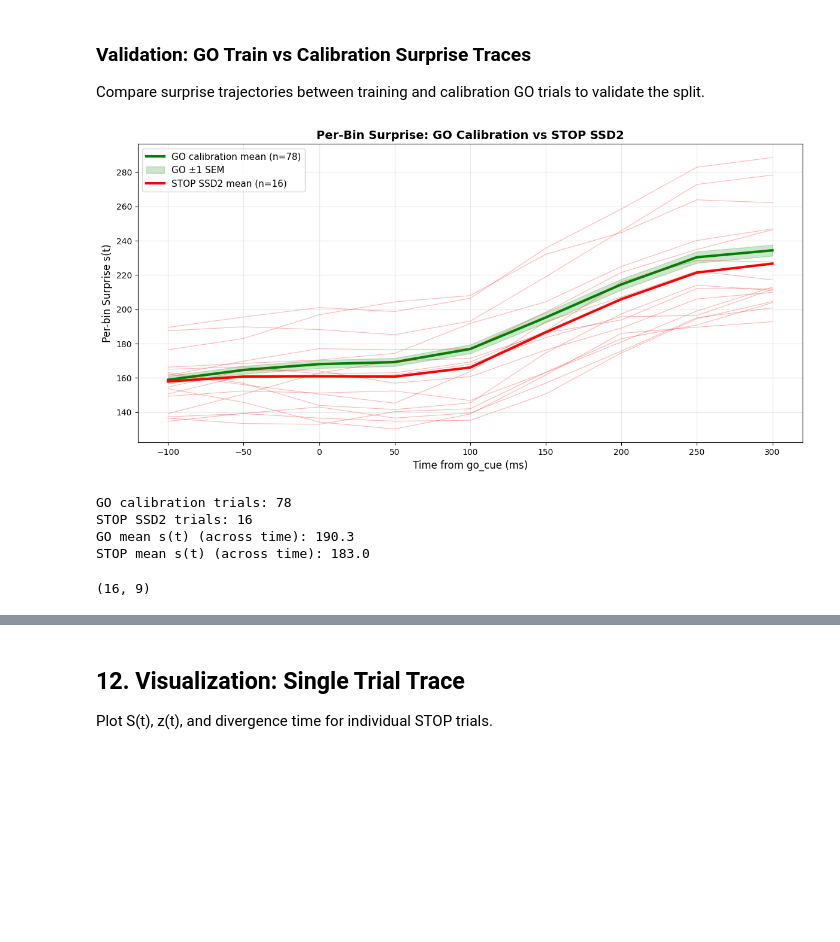
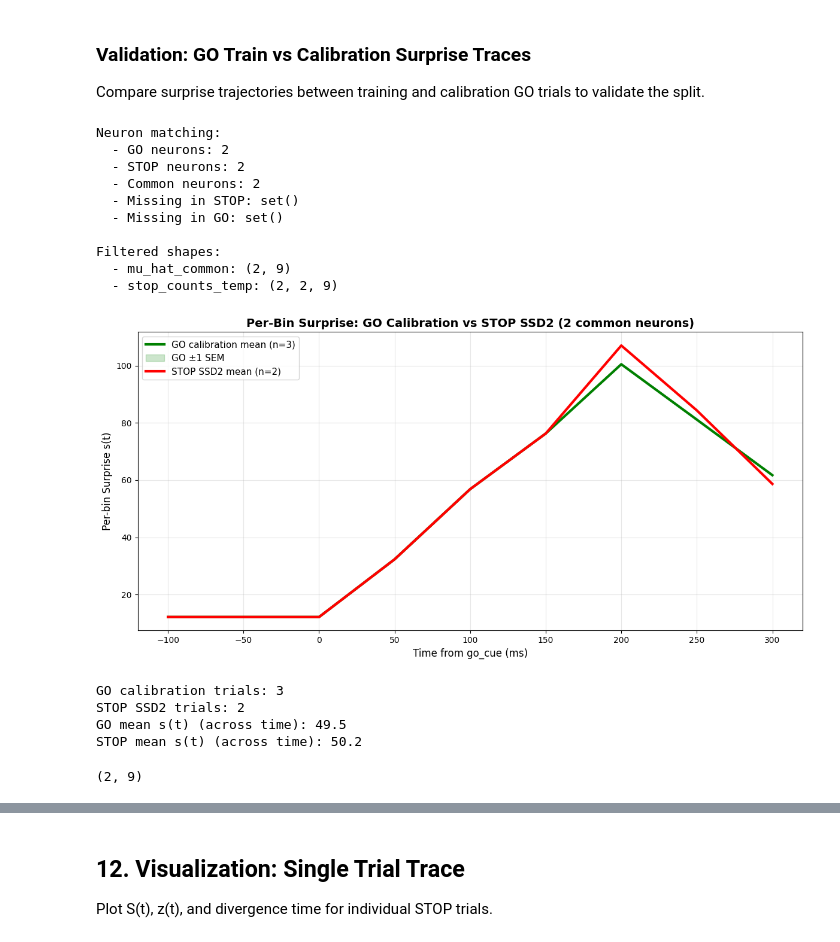
Before and after one commit to barrackHa/Population-Analysis, a Jupyter notebook: population_analysis/trajectory_divergence/neural_traj_divergence_poisson_analysis.ipynb, the cells around one changed output, grey strips where cells are left out. Saved outputs shown, nothing was run; the diff lists cells and outputs as text; code cells hidden in the pictures; blank space fills up the shorter version.

Commit message:
Sanity using synthetic data

```diff
--- a/population_analysis/trajectory_divergence/neural_traj_divergence_poisson_analysis.ipynb
+++ b/population_analysis/trajectory_divergence/neural_traj_divergence_poisson_analysis.ipynb
@@ -41,11 +41,12 @@ pickle_file = base_path / 'msn_fiona_cell_trial_data.pkl'
 cell_df = pd.read_pickle(pickle_file)
 
 # Select session fi211115a
-session_id = 'fi211115a'
+session_id = 'fi211025a'
 session_data = cell_df[cell_df['trial_session'] == session_id]
 
 # Create Session object
 session = Session(session_data, verbose=True)
+
 
 # Drop cells with missing trial type or direction data
 session.drop_cells_with_missing_trial_type_or_dir_data()
@@ -65,0 +67,6 @@ Total cell-trial combinations: 34395
+# %%
+# Load synthetic session data
+session_id = 'synthetic_session'
+synthetic_pickle_file = base_path / 'synthetic_session_data.pkl'
+synthetic_df =pd.read_pickle(synthetic_pickle_file)
+session = Session(synthetic_df, verbose=True)
@@ -455,7 +478,7 @@ epok = [-300, 300]
 bin_size = 200  # Bin width in ms
 bin_step = 50   # Bin step size in ms (sliding windows)
 r_min = 1.0    # Hz
-direction = 0  # Right
+direction = 180  # Right
 
 print("=" * 60)
 print(f"TESTING PIPELINE: GO trials, Direction={direction} (Right)")
@@ -797,14 +820,37 @@ stop_binned_temp = bin_spikes_for_trials(
     bin_step=bin_step
 )
 
-# Filter to keep only the same neurons as GO
-kept_cell_ids = go_filtered['cell_ids']
-cell_id_to_idx = {cid: idx for idx, cid in enumerate(stop_binned_temp['cell_ids'])}
-kept_indices = [cell_id_to_idx[cid] for cid in kept_cell_ids if cid in cell_id_to_idx]
-stop_counts_temp = stop_binned_temp['counts'][:, kept_indices, :]
+# Find common neurons between GO and STOP
+go_cell_ids = set(go_filtered['cell_ids'])
+stop_cell_ids = set(stop_binned_temp['cell_ids'])
+common_cell_ids = sorted(go_cell_ids & stop_cell_ids)  # Intersection
+
+print(f"\nNeuron matching:")
+print(f"  - GO neurons: {len(go_cell_ids)}")
+print(f"  - STOP neurons: {len(stop_cell_ids)}")
+print(f"  - Common neurons: {len(common_cell_ids)}")
+print(f"  - Missing in STOP: {go_cell_ids - stop_cell_ids}")
+print(f"  - Missing in GO: {stop_cell_ids - go_cell_ids}")
+
+# Create index mappings for both GO and STOP
+go_cell_to_idx = {cid: idx for idx, cid in enumerate(go_filtered['cell_ids'])}
+stop_cell_to_idx = {cid: idx for idx, cid in enumerate(stop_binned_temp['cell_ids'])}
+
+go_common_indices = [go_cell_to_idx[cid] for cid in common_cell_ids]
+stop_common_indices = [stop_cell_to_idx[cid] for cid in common_cell_ids]
+
+# Filter GO baseline to common neurons
+mu_hat_common = go_baseline['mu_hat'][go_common_indices, :]
+
+# Filter STOP counts to common neurons
+stop_counts_temp = stop_binned_temp['counts'][:, stop_common_indices, :]
+
+print(f"\nFiltered shapes:")
+print(f"  - mu_hat_common: {mu_hat_common.shape}")
+print(f"  - stop_counts_temp: {stop_counts_temp.shape}")
 
 # Compute per-bin surprise for STOP trials
-surprise_stop = compute_surprise(stop_counts_temp, go_baseline['mu_hat'], smooth=False)
+surprise_stop = compute_surprise(stop_counts_temp, mu_hat_common, smooth=False)
 s_stop = surprise_stop['s_t']  # (n_stop_trials, n_bins) - per-bin surprise
 
 # Compute GO mean and SEM
@@ -818,45 +864,55 @@ fig, ax = plt.subplots(1, 1, figsize=(12, 6))
 ax.plot(go_filtered['bin_centers'], s_calib_mean,
         color='green', linewidth=3, label=f'GO calibration mean (n={s_calib.shape[0]})')
 ax.fill_between(go_filtered['bin_centers'],
                 s_calib_mean - s_calib_sem,
                 s_calib_mean + s_calib_sem,
                 color='green', alpha=0.2, label='GO ±1 SEM')
 
 # Plot all STOP SSD2 trials in red
 for i in range(s_stop.shape[0]):
     ax.plot(go_filtered['bin_centers'], s_stop[i, :],
             color='red', alpha=0.3, linewidth=0.8)
 
 # Plot mean STOP SSD2 in red (solid)
 ax.plot(go_filtered['bin_centers'], s_stop.mean(axis=0),
         color='red', linewidth=3, label=f'STOP SSD{ssd_num} mean (n={s_stop.shape[0]})')
 
 ax.set_xlabel('Time from go_cue (ms)', fontsize=12)
 ax.set_ylabel('Per-bin Surprise s(t)', fontsize=12)
-ax.set_title('Per-Bin Surprise: GO Calibration vs STOP SSD2',
+ax.set_title(f'Per-Bin Surprise: GO Calibration vs STOP SSD2 ({len(common_cell_ids)} common neurons)',
              fontsize=14, fontweight='bold')
 ax.legend(fontsize=11, loc='upper left')
 ax.grid(True, alpha=0.3)
 
 plt.tight_layout()
 plt.show()
 
 print(f"\nGO calibration trials: {s_calib.shape[0]}")
 print(f"STOP SSD2 trials: {s_stop.shape[0]}")
 print(f"GO mean s(t) (across time): {s_calib.mean():.1f}")
 print(f"STOP mean s(t) (across time): {s_stop.mean():.1f}")
 # %% [output]
+Neuron matching:
+  - GO neurons: 2
+  - STOP neurons: 2
+  - Common neurons: 2
+  - Missing in STOP: set()
+  - Missing in GO: set()
+
+Filtered shapes:
+  - mu_hat_common: (2, 9)
+  - stop_counts_temp: (2, 2, 9)
-[figure, old version]
+[figure, new version]
-GO calibration trials: 78
-STOP SSD2 trials: 16
-GO mean s(t) (across time): 190.3
-STOP mean s(t) (across time): 183.0
+GO calibration trials: 3
+STOP SSD2 trials: 2
+GO mean s(t) (across time): 49.5
+STOP mean s(t) (across time): 50.2
 # %%
 s_calib.shape, s_stop.shape
 # surprise_calib, surprise_stop
 surprise_stop['S_t'].shape
 # %% [output]
-(16, 9)
+(2, 9)
 # %%
 # Run complete pipeline
 print("=" * 60)
```
Also changed, not shown: parts of 14 cells of this notebook, 1 other file.
